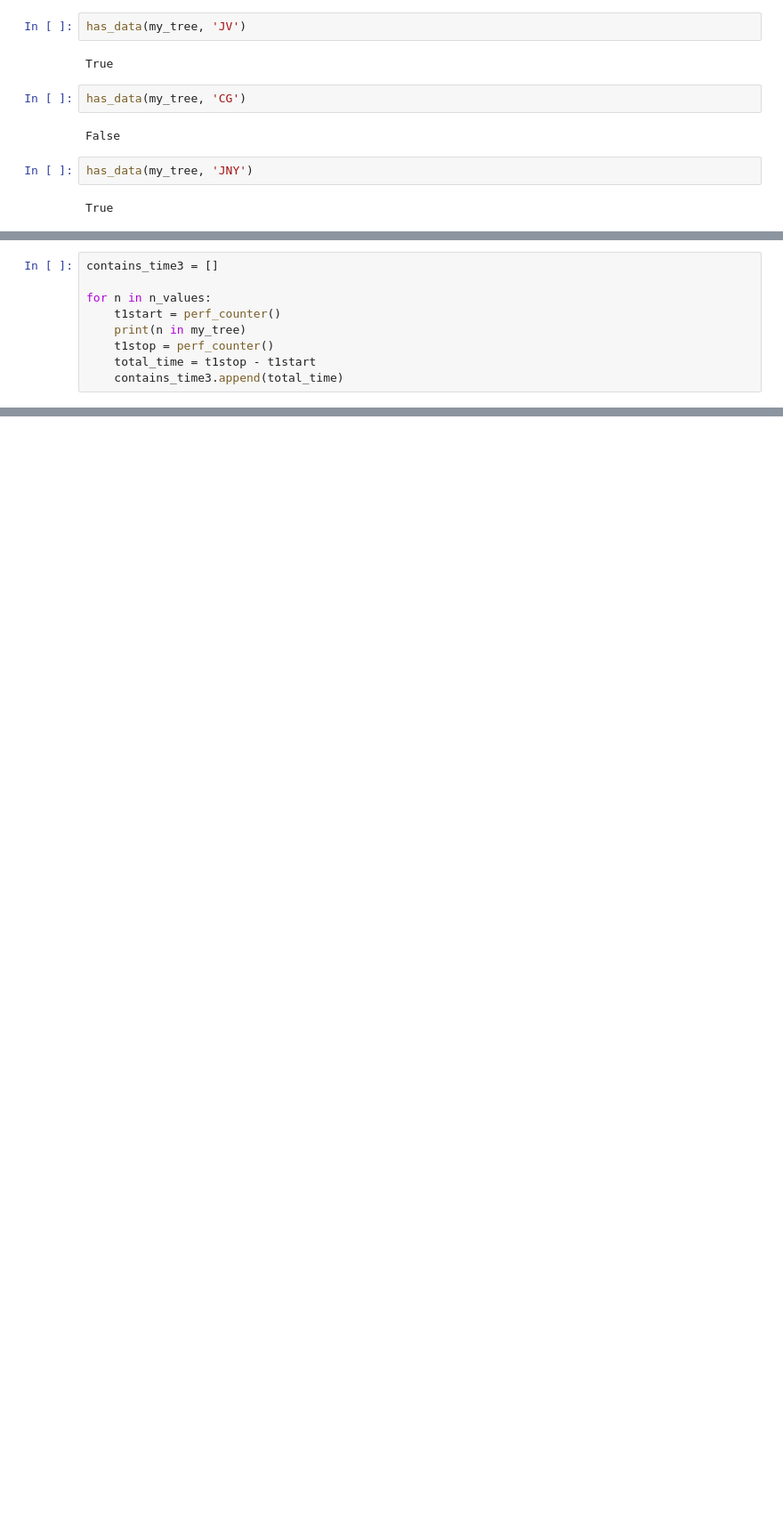
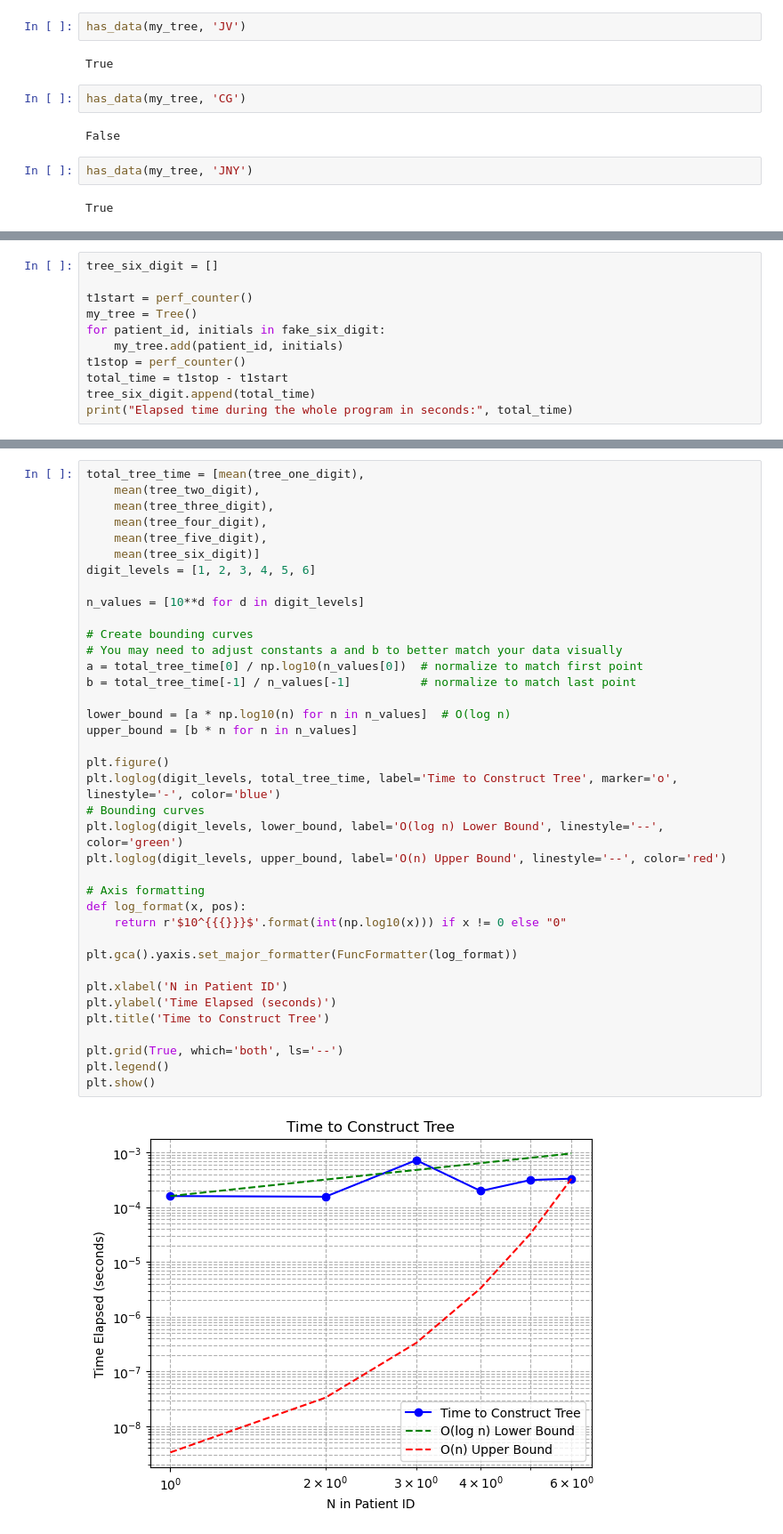
Before and after one commit to gheenc/Computational-Methods, a Jupyter notebook: pset1/set1 problem 4.ipynb, the cells around one changed output, grey strips where cells are left out. Shown at 89% size. Drawn from its saved outputs; the diff is of its cells as text; blank space fills up the shorter version.

```diff
--- a/pset1/set1 problem 4.ipynb
+++ b/pset1/set1 problem 4.ipynb
@@ -90,9 +84,0 @@ for patient_id, initials in fake_data:
-# %%
-contains_time3 = []
-
-for n in n_values:
-    t1start = perf_counter()
-    print(n in my_tree)
-    t1stop = perf_counter()
-    total_time = t1stop - t1start
-    contains_time3.append(total_time)
@@ -229,0 +726,11 @@ ValueError: x and y must have same first dimension, but have shapes (10,) and (1
+# %%
+tree_six_digit = []
+
+t1start = perf_counter()
+my_tree = Tree()
+for patient_id, initials in fake_six_digit:
+    my_tree.add(patient_id, initials)
+t1stop = perf_counter()
+total_time = t1stop - t1start
+tree_six_digit.append(total_time)
+print("Elapsed time during the whole program in seconds:", total_time)
@@ -229,0 +739,40 @@ ValueError: x and y must have same first dimension, but have shapes (10,) and (1
+# %%
+total_tree_time = [mean(tree_one_digit),
+    mean(tree_two_digit),
+    mean(tree_three_digit),
+    mean(tree_four_digit),
+    mean(tree_five_digit),
+    mean(tree_six_digit)]
+digit_levels = [1, 2, 3, 4, 5, 6]
+
+n_values = [10**d for d in digit_levels]
+
+# Create bounding curves
+# You may need to adjust constants a and b to better match your data visually
+a = total_tree_time[0] / np.log10(n_values[0])  # normalize to match first point
+b = total_tree_time[-1] / n_values[-1]          # normalize to match last point
+
+lower_bound = [a * np.log10(n) for n in n_values]  # O(log n)
+upper_bound = [b * n for n in n_values]
+
+plt.figure()
+plt.loglog(digit_levels, total_tree_time, label='Time to Construct Tree', marker='o', linestyle='-', color='blue')
+# Bounding curves
+plt.loglog(digit_levels, lower_bound, label='O(log n) Lower Bound', linestyle='--', color='green')
+plt.loglog(digit_levels, upper_bound, label='O(n) Upper Bound', linestyle='--', color='red')
+
+# Axis formatting
+def log_format(x, pos):
+    return r'$10^{{{}}}$'.format(int(np.log10(x))) if x != 0 else "0"
+
+plt.gca().yaxis.set_major_formatter(FuncFormatter(log_format))
+
+plt.xlabel('N in Patient ID')
+plt.ylabel('Time Elapsed (seconds)')
+plt.title('Time to Construct Tree')
+
+plt.grid(True, which='both', ls='--')
+plt.legend()
+plt.show()
+# %% [output]
+[figure, added]
```
Also changed, not shown: parts of 47 cells of this notebook.
